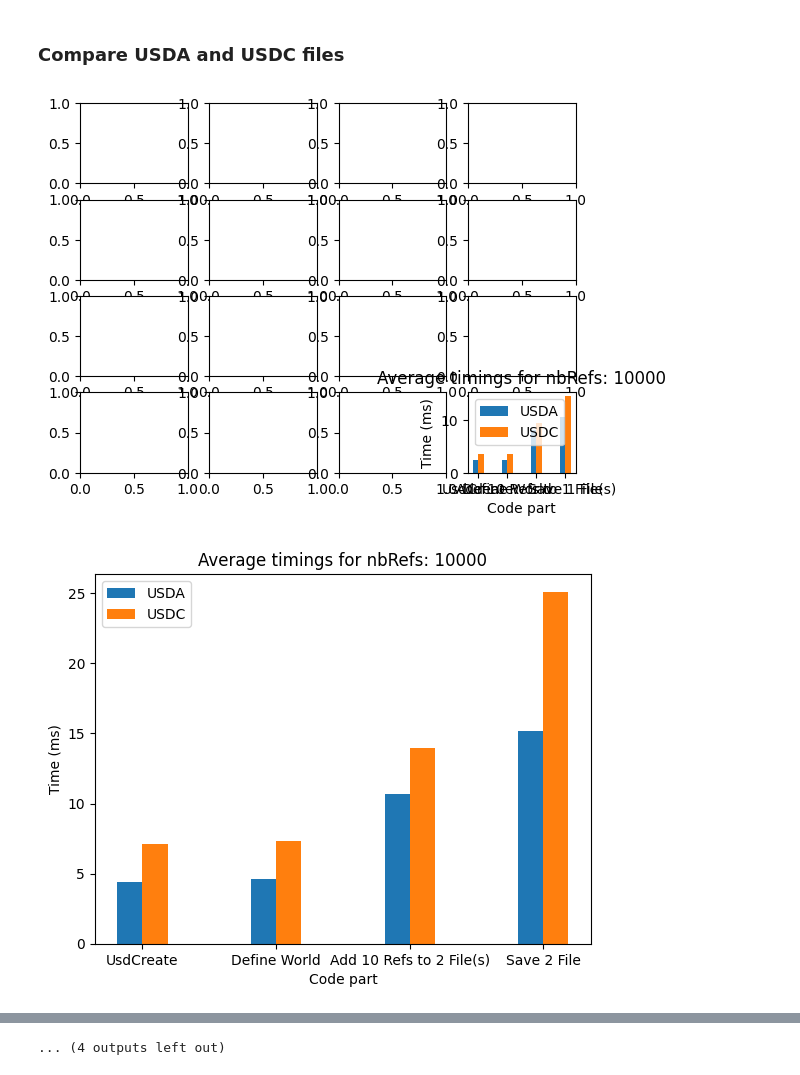
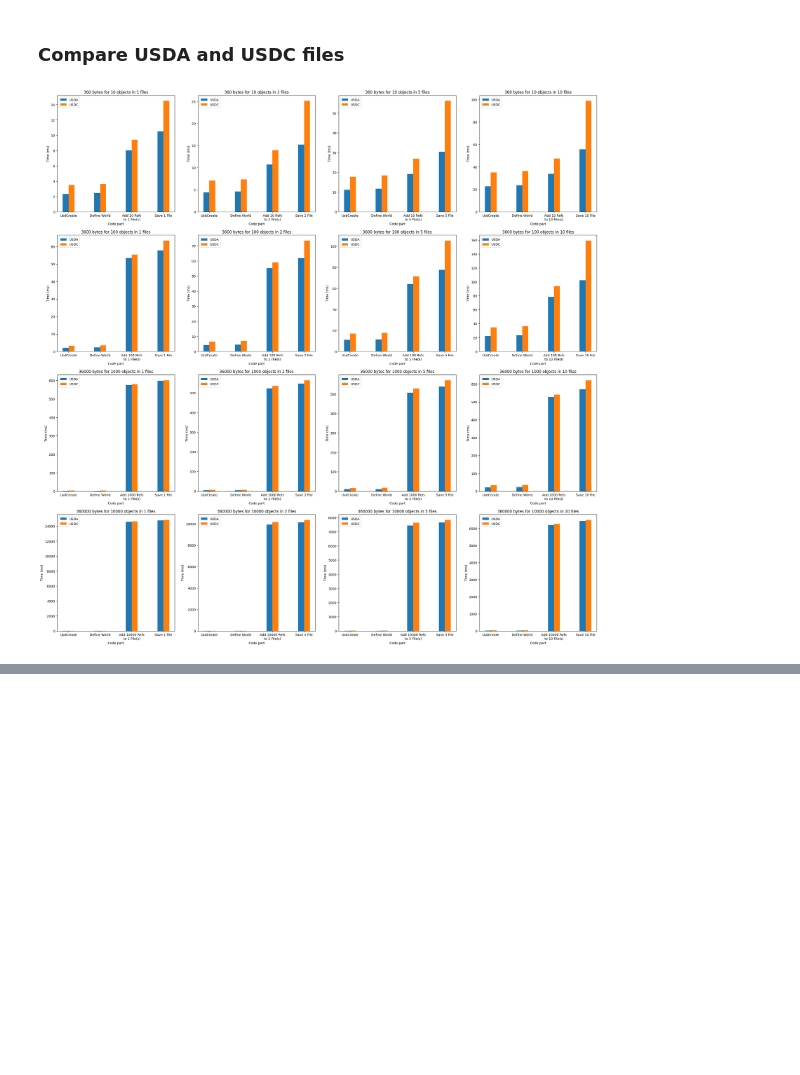
Before and after one commit to LittleCoinCoin/ProfilingOpenUSD, a Jupyter notebook: Python/RuntimeResultsViz.ipynb, the cells around one changed output, grey strips where cells are left out. Saved outputs shown, nothing was run; the diff lists cells and outputs as text; code cells hidden in the pictures; blank space fills up the shorter version.

```diff
--- a/Python/RuntimeResultsViz.ipynb
+++ b/Python/RuntimeResultsViz.ipynb
@@ -11,11 +11,12 @@ def ByteToMegaByte(_bytes):
 def NanoToMilli(_ns):
     return _ns / 1000000
 # %%
-def plot_multibar(x_coordinates, x_labels, data_arrays, _plotTitle="", _plotXLabel="", _plotYLabel="", _dataLabels=[]):
+def plot_multibar(_ax, x_coordinates, x_labels, data_arrays, _plotTitle="", _plotXLabel="", _plotYLabel="", _dataLabels=[]):
     """
     Plot multiple bar charts.
 
     Parameters:
+    - _ax (matplotlib.axes.Axes): The axes object to plot the data on.
     - x_coordinates (list): The x-coordinates of the bars.
     - x_labels (list): The labels for the x-axis.
     - data_arrays (list): The data arrays to be plotted.
@@ -25,10 +26,8 @@ def plot_multibar(x_coordinates, x_labels, data_arrays, _plotTitle="", _plotXLab
     - _dataLabels (list): The labels for each data array (optional).
 
     Returns:
-    - None
-
-    Example usage:
-    plot_multibar([1, 2, 3], ['A', 'B', 'C'], [[10, 20, 30], [15, 25, 35]], _plotTitle="Bar Chart", _plotXLabel="X-axis", _plotYLabel="Y-axis", _dataLabels=["Data 1", "Data 2"])
+    - fig (matplotlib.figure.Figure): The figure object.
+    - ax (matplotlib.axes.Axes): The axes object.
     """
     # Set the width of the bars
     bar_width = max(x_coordinates) / (len(x_coordinates) * 2)
@@ -51,29 +50,30 @@ def plot_multibar(x_coordinates, x_labels, data_arrays, _plotTitle="", _plotXLab
 
         # Plot the data array
         if (_dataLabels == []):
-            plt.bar(x_positions_i, data_array, width=bar_width_per_array)
+            _ax.bar(x_positions_i, data_array, width=bar_width_per_array)
         else:
-            plt.bar(x_positions_i, data_array, width=bar_width_per_array, label=_dataLabels[i])
+            _ax.bar(x_positions_i, data_array, width=bar_width_per_array, label=_dataLabels[i])
 
     # Customize the plot
-    plt.xlabel(_plotXLabel)
-    plt.ylabel(_plotYLabel)
-    plt.title(_plotTitle)
-    plt.legend()
+    _ax.set_xlabel(_plotXLabel)
+    _ax.set_ylabel(_plotYLabel)
+    _ax.set_title(_plotTitle)
+    _ax.legend()
 
     # Set the x tick labels
-    plt.xticks(x_positions_labels, x_labels)
+    _ax.set_xticks(x_positions_labels)
+    _ax.set_xticklabels(x_labels)
 
-    # Show the plot
-    plt.show()
+    return _ax
 
 # Sample data
+fig, ax = plt.subplots(2,2)
 x_coordinates = [1, 2, 3]
 data1 = [10, 20, 30]
 data2 = [15, 25, 35]
 x_labels = ['A', 'B', 'C']
 
 # Call the function
-plot_multibar(x_coordinates, x_labels, [data1, data2])
+plot_multibar(ax[0,0], x_coordinates, x_labels, [data1, data2])
 # %% [output]
 No artists with labels found to put in legend.  Note that artists whose label start with an underscore are ignored when legend() is called with no argument.
@@ -104,7 +105,7 @@ for _nbRefs in nbRefs:
 
             #Read the data
             timingsSTR = read_column(dataFolder, filename, [1,2,3,4], ",")
-            timingsHeaders = timingsNames=["UsdCreate", "Define World", "Add {} Refs to {} File(s)".format(_nbRefs, _nbBatch), "Save {} File".format(_nbBatch)]
+            timingsHeaders = timingsNames=["UsdCreate", "Define World", "Add {} Refs\nto {} File(s)".format(_nbRefs, _nbBatch), "Save {} File".format(_nbBatch)]
             timingsSTRSplit = [timing.split() for timing in timingsSTR[1:]]
             timingsNs = np.array(timingsSTRSplit).astype(np.int64)
 
@@ -157,39 +158,35 @@ nbRefs_values = nbRefs
 usdExtension_values = usdExtension
 
 x_labels = []
 
 averageTimingsMs = {}
 stdTimingsMs = {}
 # Loop through the nbRefs values
 for _nbRefs in nbRefs:
     # Loop through the usdExtension values
     for _usdExtension in usdExtension:
         # Loop through the nbBatch values
         for _nbBatch in nbBatch:
             # Get the key for the current nbRefs value, usdExtension value, and nbBatch value
             key = (3*3*4*_nbRefs, _nbRefs, _nbBatch, _usdExtension)
 
             # Get the average timings in milliseconds for the current key
             timings_ms = NanoToMilli(allData[key])
             averageTimingsMs[key] = np.mean(timings_ms, axis = 0)
             stdTimingsMs[key] = np.std(timings_ms, axis = 0)
 
             # Set the x-axis labels
             x_labels += [allHeaders[key]]
 
-# Set the title for the bar plot
-title = f"Average timings for nbRefs: {_nbRefs}"
-
-
 # Create a figure and a grid of subplots
-fig, axs = plt.subplots(len(nbRefs), len(nbBatch))
+fig, axs = plt.subplots(len(nbRefs), len(nbBatch), figsize=(30, 30))
 for i in range(len(nbRefs)):
     for j in range(len(nbBatch)):
         # Get the key for the current nbRefs value, usdExtension value, and nbBatch value
         keyUSDA = (3*3*4*nbRefs[i], nbRefs[i], nbBatch[j], usdExtension[0])
         keyUSDC = (3*3*4*nbRefs[i], nbRefs[i], nbBatch[j], usdExtension[1])
-
-        axs[i,j].add plot_multibar(np.arange(4)*30, allHeaders[keyUSDA], [averageTimingsMs[keyUSDA], averageTimingsMs[keyUSDC]], _plotTitle=title, _plotXLabel="Code part", _plotYLabel="Time (ms)", _dataLabels=["USDA", "USDC"])
+        # Set the title for the bar plot
+        title = "{} bytes for {} objects in {} files".format(3*3*4*nbRefs[i], nbRefs[i], nbBatch[j])
+        plot_multibar(axs[i,j], np.arange(4)*30, allHeaders[keyUSDA], [averageTimingsMs[keyUSDA], averageTimingsMs[keyUSDC]], _plotTitle=title, _plotXLabel="Code part", _plotYLabel="Time (ms)", _dataLabels=["USDA", "USDC"])
 # %% [output]
-[figure, old version]
+[figure, new version]
-[figure, removed]
@@ -206 +192,0 @@ for i in range(len(nbRefs)):
-... (4 outputs left out)
```
Also changed, not shown: parts of 4 cells of this notebook.
